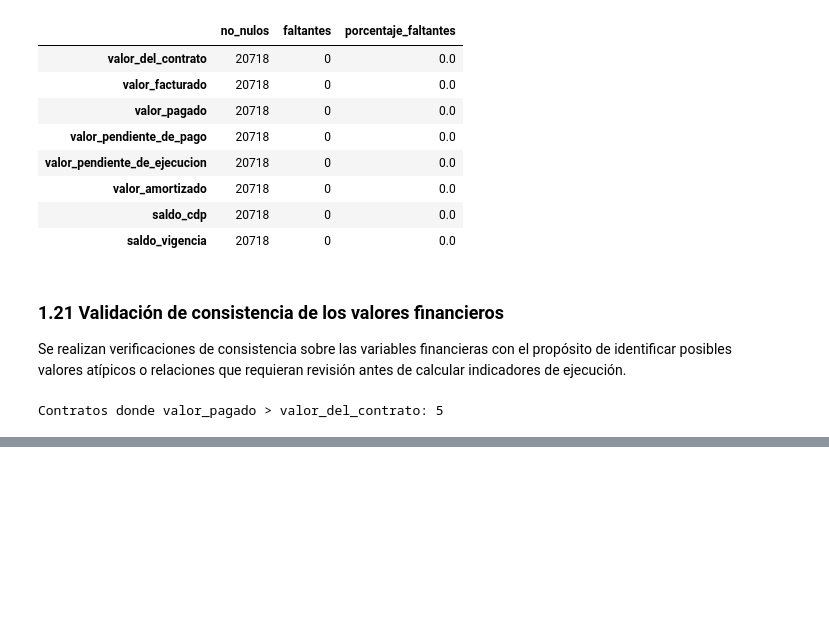
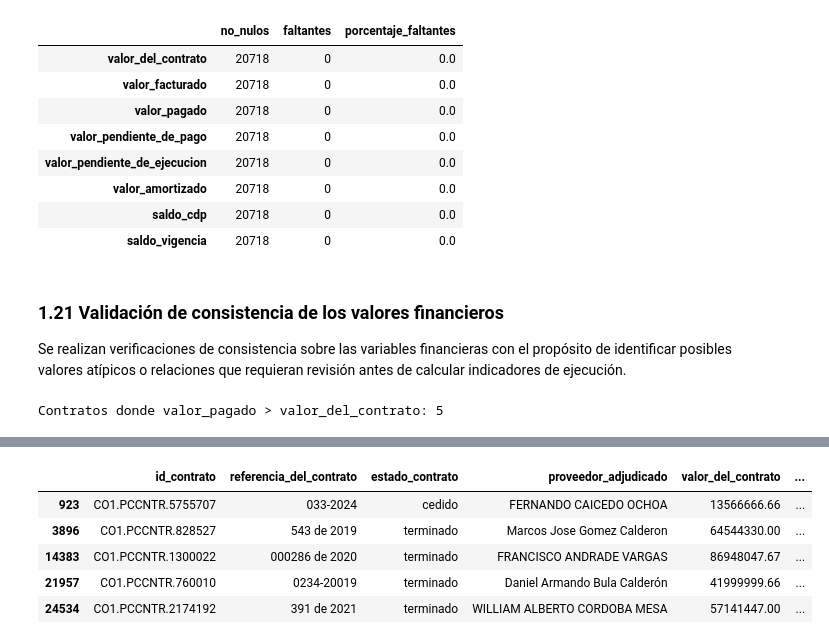
Before and after one commit to caldeeh/proyecto1-analitica-contratacion, a Jupyter notebook: Tarea 2/Pregunta 3/01_auditoria_inicial_p3.ipynb, the cells around one changed output, grey strips where cells are left out. Drawn from its saved outputs; the diff is of its cells as text; code cells hidden in the pictures; blank space fills up the shorter version.

```diff
--- a/Tarea 2/Pregunta 3/01_auditoria_inicial_p3.ipynb
+++ b/Tarea 2/Pregunta 3/01_auditoria_inicial_p3.ipynb
@@ -732,12 +732,16 @@ print("Contratos donde valor_pagado > valor_del_contrato:",
 # %% [output]
 Contratos donde valor_pagado > valor_del_contrato: 5
 # %%
-# Identificamos contratos cuyo valor facturado supera el valor contratado
+# Identificamos los contratos que presentan ambas condiciones
 
-facturado_mayor_contrato = df_financiero[
-    df_financiero["valor_facturado"] > df_financiero["valor_del_contrato"]
+casos_ambas_condiciones = df_financiero[
+    (df_financiero["valor_pagado"] > df_financiero["valor_del_contrato"]) &
+    (df_financiero["valor_facturado"] > df_financiero["valor_del_contrato"])
 ]
 
-print("Contratos donde valor_facturado > valor_del_contrato:",
-      len(facturado_mayor_contrato))
+print(
+    "Contratos donde valor_pagado y valor_facturado "
+    "superan el valor del contrato:",
+    len(casos_ambas_condiciones)
+)
 # %% [output]
@@ -744,0 +757,24 @@ Contratos donde valor_facturado > valor_del_contrato: 5
+# %%
+# Mostramos los 5 contratos que presentan ambas condiciones
+
+casos_ambas_condiciones[
+    [
+        "id_contrato",
+        "referencia_del_contrato",
+        "estado_contrato",
+        "proveedor_adjudicado",
+        "valor_del_contrato",
+        "valor_facturado",
+        "valor_pagado",
+        "valor_pendiente_de_pago",
+        "valor_pendiente_de_ejecucion",
+        "dias_adicionados"
+    ]
+]
+# %% [output]
+|  | id_contrato | referencia_del_contrato | estado_contrato | proveedor_adjudicado | valor_del_contrato | ... |
+| 923 | CO1.PCCNTR.5755707 | 033-2024 | cedido | FERNANDO CAICEDO OCHOA | 13566666.66 | ... |
+| 3896 | CO1.PCCNTR.828527 | 543 de 2019 | terminado | Marcos Jose Gomez Calderon | 64544330.00 | ... |
+| 14383 | CO1.PCCNTR.1300022 | 000286 de 2020 | terminado | FRANCISCO ANDRADE VARGAS | 86948047.67 | ... |
+| 21957 | CO1.PCCNTR.760010 | 0234-20019 | terminado | Daniel Armando Bula Calderón | 41999999.66 | ... |
+| 24534 | CO1.PCCNTR.2174192 | 391 de 2021 | terminado | WILLIAM ALBERTO CORDOBA MESA | 57141447.00 | ... |
```
Also changed, not shown: parts of 11 cells of this notebook.
